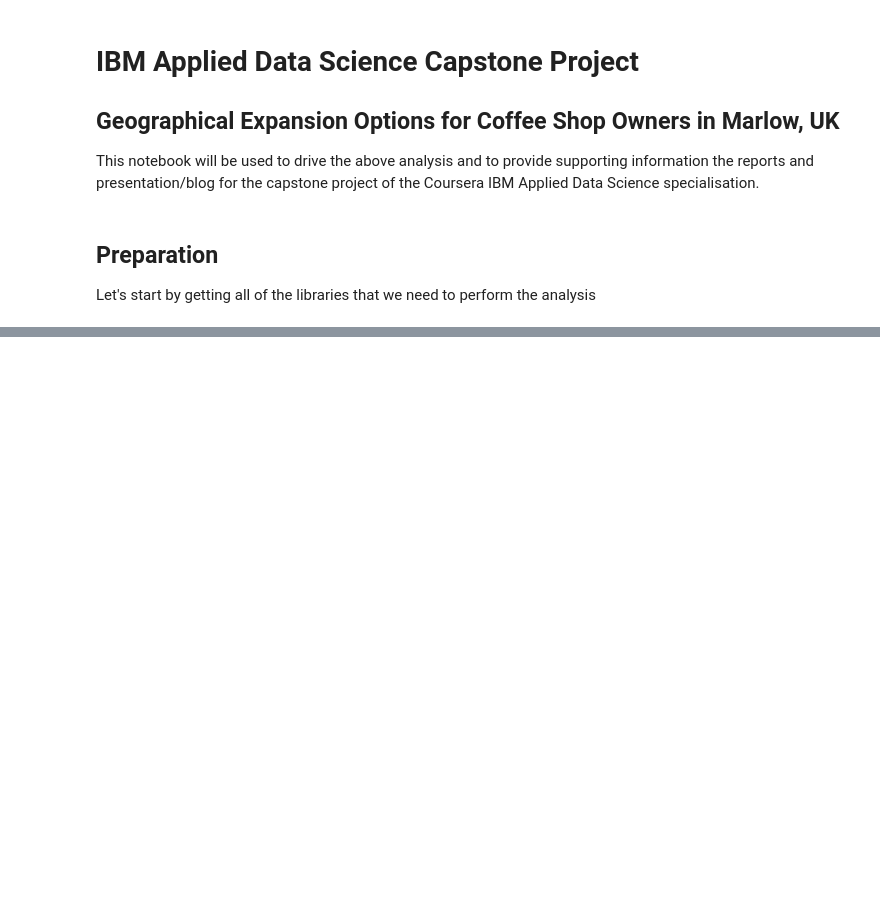
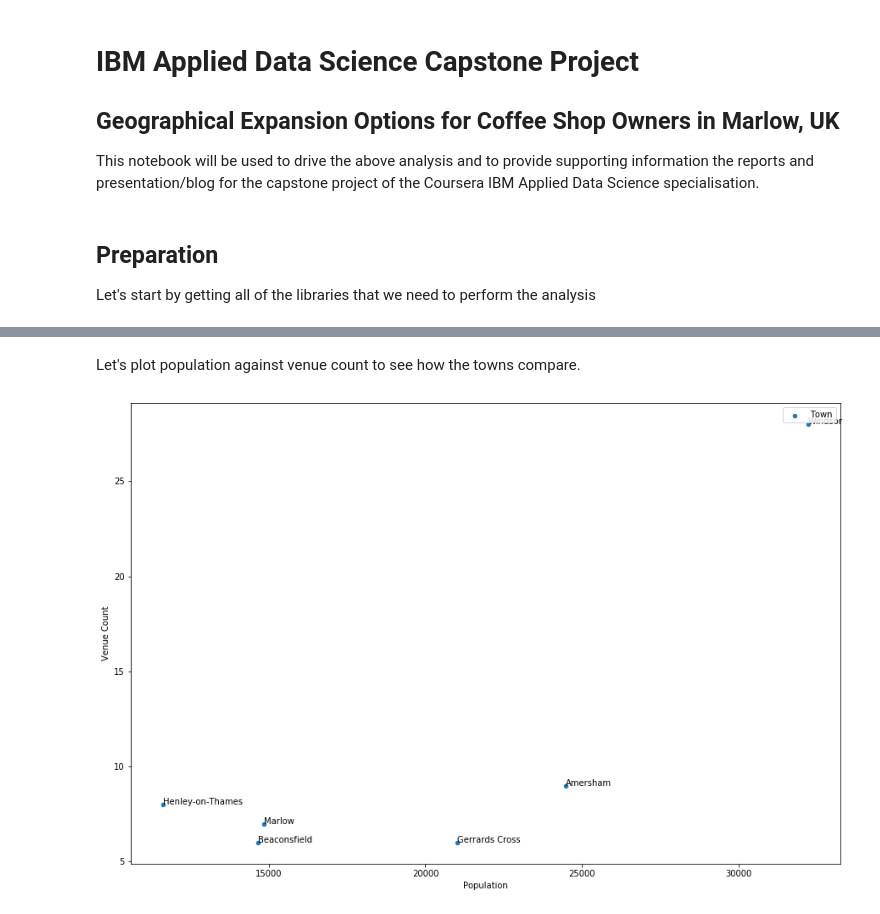
Before and after one commit to benmorgan-sidehustle/Coursera_Capstone, a Jupyter notebook: Coursera IBM Capstone Project.ipynb, the cells around one changed output, grey strips where cells are left out. Drawn from its saved outputs; the diff is of its cells as text; code cells hidden in the pictures; blank space fills up the shorter version.

```diff
--- a/Coursera IBM Capstone Project.ipynb
+++ b/Coursera IBM Capstone Project.ipynb
@@ -37,0 +230,3 @@ Executing transaction: ...working... done
+# %%
+candidates_full.loc[ "Marlow" , [ "Longitude" , "Latitude" ] ] = [ location.longitude , location.latitude ]
+candidates_full.loc[ "Marlow" ]
@@ -50,0 +286,3 @@ AttributeError: 'Location' object has no attribute 'loc'
+# %%
+nearby_venues = getNearbyVenues( candidates_full.index , candidates_full["Latitude"] , candidates_full["Longitude"] )
+nearby_venues.head( 15 )
@@ -50,0 +314,3 @@ AttributeError: 'Location' object has no attribute 'loc'
+# %%
+nearby_venues[ "Chain" ] = nearby_venues[ "Venue" ].str.match( "Costa|Starbucks|.*Nero" )
+nearby_venues.head()
@@ -50,0 +355,7 @@ AttributeError: 'Location' object has no attribute 'loc'
+# %%
+grouped_by_town = nearby_venues.groupby( "Town" )
+venues_by_town = grouped_by_town.agg( { "Venue" : [ "count" ] , "Chain" : [ "sum" ] } )
+venues_by_town.columns = [ "Venue Count" , "Chain" ]
+
+joined = pd.merge( candidates_full , venues_by_town , how="inner" , left_index= True , right_on = "Town" )
+joined
@@ -50,0 +371,8 @@ AttributeError: 'Location' object has no attribute 'loc'
+# %% [markdown]
+Let's plot population against venue count to see how the towns compare.
+# %%
+ax = joined.plot.scatter( x="Population" , y = "Venue Count" , label = "Town" , figsize=(15,10) )
+for index , row in joined.iterrows():
+    ax.annotate( row.name , ( row[ "Population" ] , row[ "Venue Count" ] ) )
+# %% [output]
+[figure, added]
```
Also changed, not shown: parts of 55 cells of this notebook.
